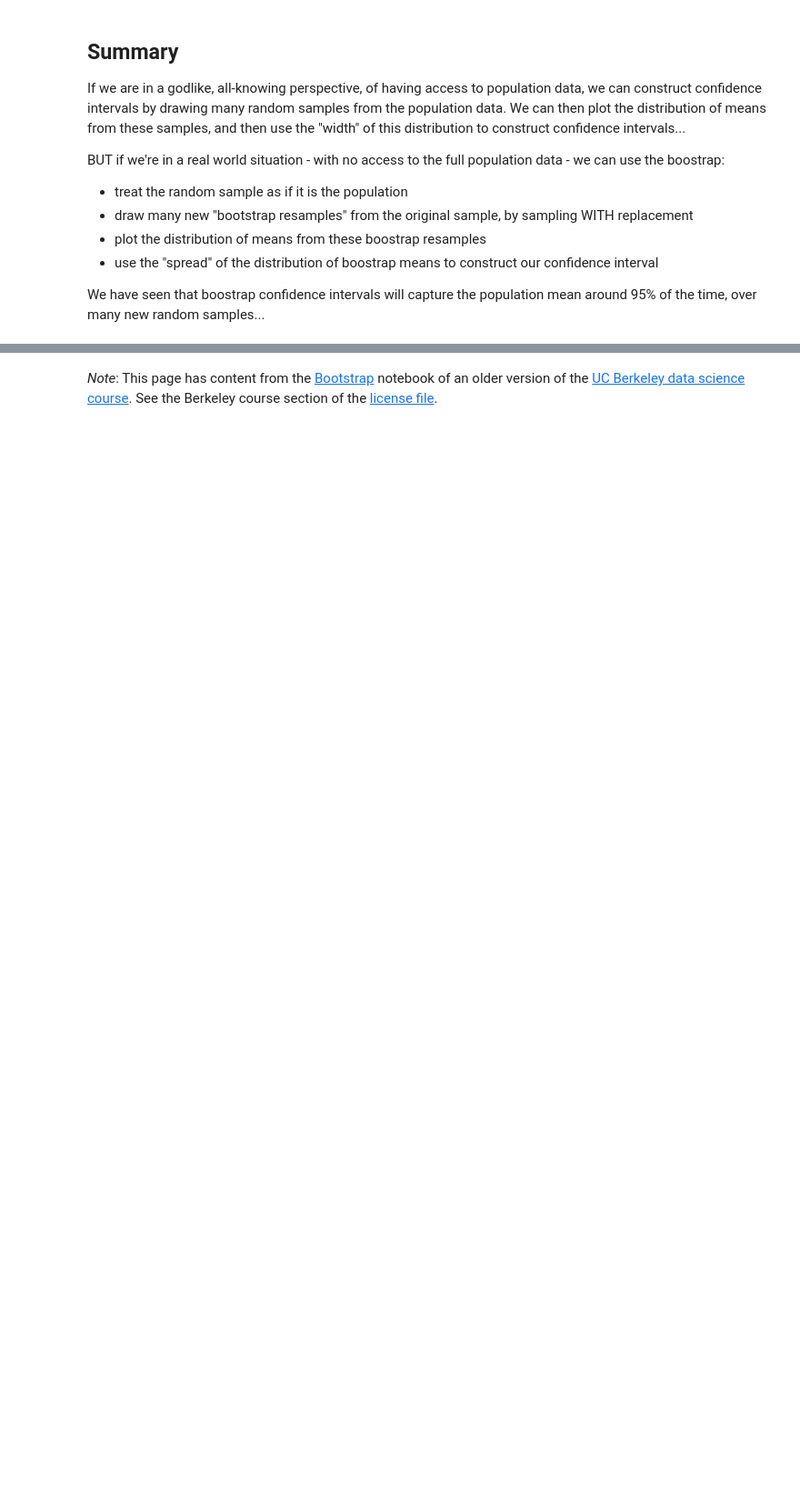
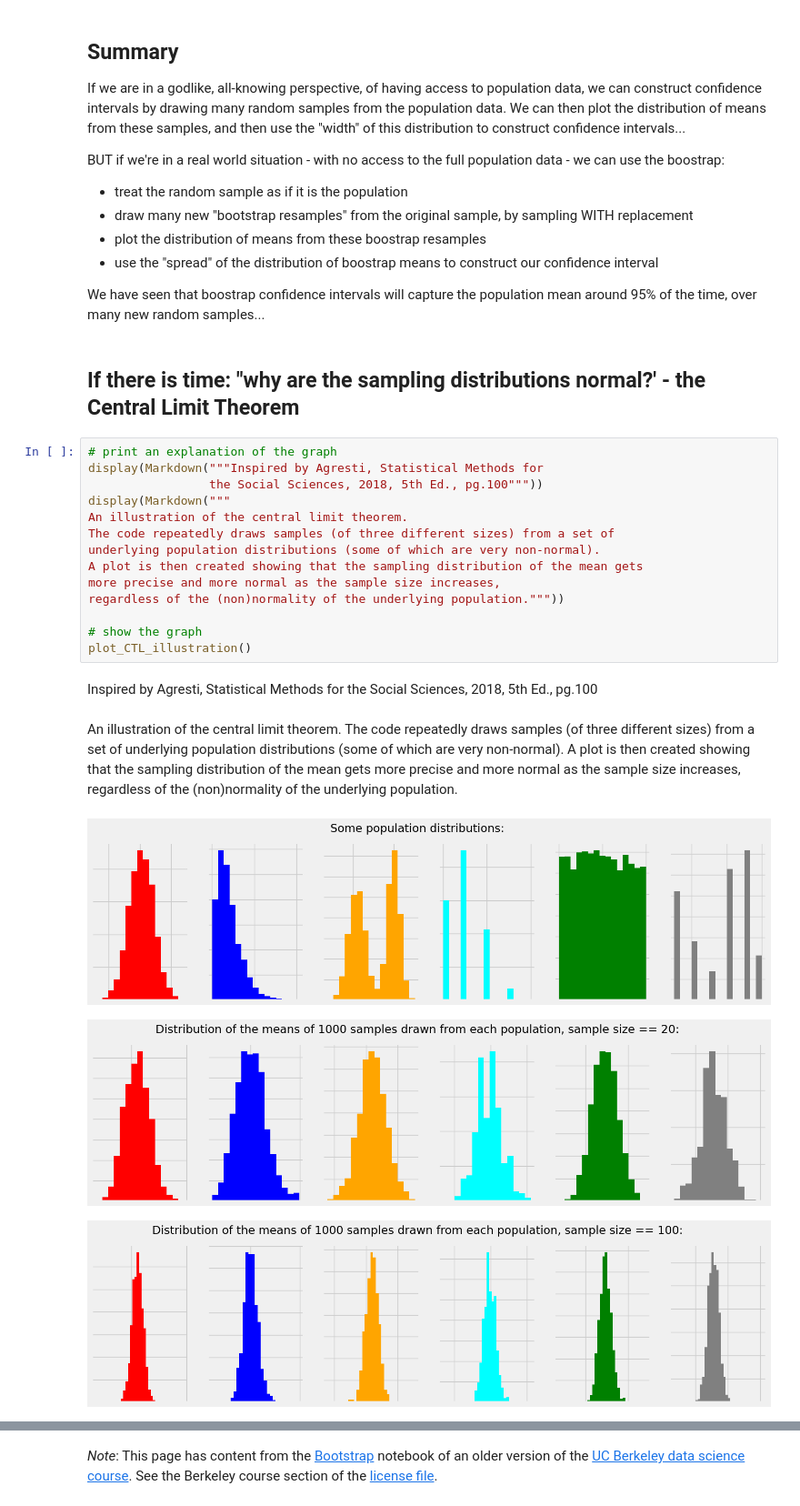
Before and after one commit to pxr687/bootstrap_tutorial, a Jupyter notebook: bootstrap.ipynb, the cells around one changed output, grey strips where cells are left out. Shown at 91% size. Saved outputs shown, nothing was run; the diff lists cells and outputs as text; blank space fills up the shorter version.

```diff
--- a/bootstrap.ipynb
+++ b/bootstrap.ipynb
@@ -858,3 +840,32 @@ BUT if we're in a real world situation - with no access to the full population d
 - use the "spread" of the distribution of boostrap means to construct our confidence interval
 
 We have seen that boostrap confidence intervals will capture the population mean around 95% of the time, over many new random samples...
+# %% [markdown]
+## If there is time: "why are the sampling distributions normal?' - the Central Limit Theorem
+# %%
+# print an explanation of the graph
+display(Markdown("""Inspired by Agresti, Statistical Methods for
+                 the Social Sciences, 2018, 5th Ed., pg.100"""))
+display(Markdown("""
+An illustration of the central limit theorem.
+The code repeatedly draws samples (of three different sizes) from a set of
+underlying population distributions (some of which are very non-normal).
+A plot is then created showing that the sampling distribution of the mean gets
+more precise and more normal as the sample size increases,
+regardless of the (non)normality of the underlying population."""))
+
+# show the graph
+plot_CTL_illustration()
+# %% [output]
+Inspired by Agresti, Statistical Methods for
+                 the Social Sciences, 2018, 5th Ed., pg.100
+
+An illustration of the central limit theorem.
+The code repeatedly draws samples (of three different sizes) from a set of
+underlying population distributions (some of which are very non-normal).
+A plot is then created showing that the sampling distribution of the mean gets
+more precise and more normal as the sample size increases,
+regardless of the (non)normality of the underlying population.
+[figure, added]
+[figure, added]
+[figure, added]
```
Also changed, not shown: parts of 33 cells of this notebook, 11 other files.
